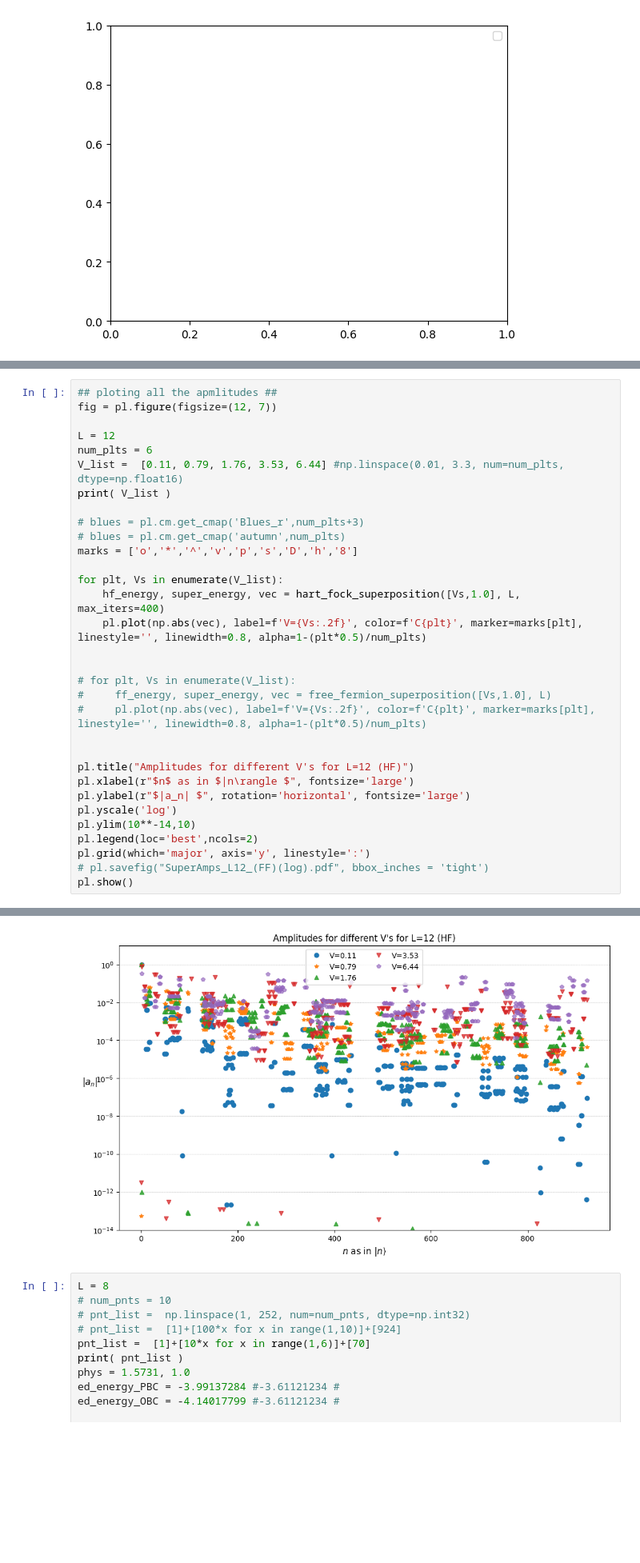
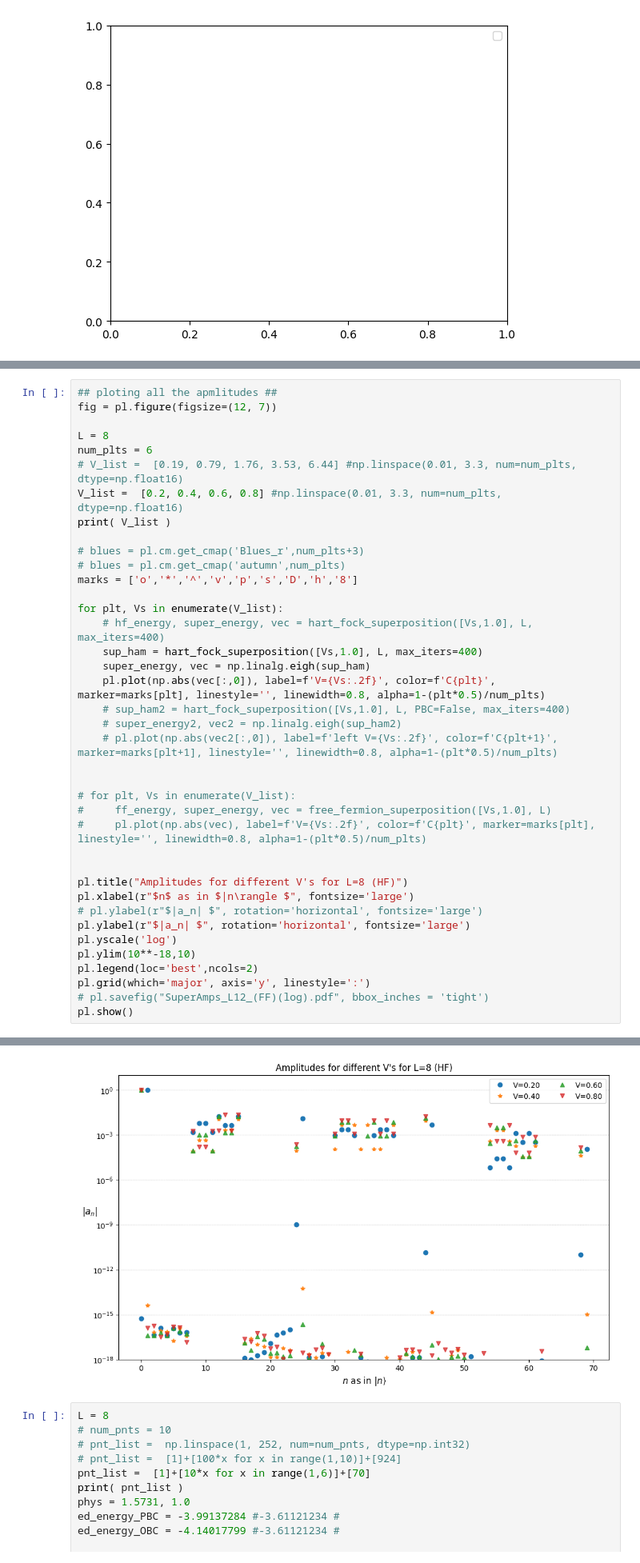
Before and after one commit to Arash-H-Jafarizadeh/Fermionic-State-Preparation, a Jupyter notebook: Fermionic_Hartree_Fock_Method(Adam).ipynb, the cells around one changed output, grey strips where cells are left out. Shown at 80% size. Cells and saved outputs as stored; diff of their text form; blank space fills up the shorter version.

```diff
--- a/Fermionic_Hartree_Fock_Method(Adam).ipynb
+++ b/Fermionic_Hartree_Fock_Method(Adam).ipynb
@@ -707,9 +726,10 @@ HF
 ## ploting all the apmlitudes ##
 fig = pl.figure(figsize=(12, 7))
 
-L = 12
+L = 8
 num_plts = 6
-V_list =  [0.11, 0.79, 1.76, 3.53, 6.44] #np.linspace(0.01, 3.3, num=num_plts, dtype=np.float16)
+# V_list =  [0.19, 0.79, 1.76, 3.53, 6.44] #np.linspace(0.01, 3.3, num=num_plts, dtype=np.float16)
+V_list =  [0.2, 0.4, 0.6, 0.8] #np.linspace(0.01, 3.3, num=num_plts, dtype=np.float16)
 print( V_list )
 
 # blues = pl.cm.get_cmap('Blues_r',num_plts+3)
@@ -717,8 +737,13 @@ print( V_list )
 marks = ['o','*','^','v','p','s','D','h','8']
 
 for plt, Vs in enumerate(V_list):
-    hf_energy, super_energy, vec = hart_fock_superposition([Vs,1.0], L, max_iters=400)
-    pl.plot(np.abs(vec), label=f'V={Vs:.2f}', color=f'C{plt}', marker=marks[plt], linestyle='', linewidth=0.8, alpha=1-(plt*0.5)/num_plts)
+    # hf_energy, super_energy, vec = hart_fock_superposition([Vs,1.0], L, max_iters=400)
+    sup_ham = hart_fock_superposition([Vs,1.0], L, max_iters=400)
+    super_energy, vec = np.linalg.eigh(sup_ham)
+    pl.plot(np.abs(vec[:,0]), label=f'V={Vs:.2f}', color=f'C{plt}', marker=marks[plt], linestyle='', linewidth=0.8, alpha=1-(plt*0.5)/num_plts)
+    # sup_ham2 = hart_fock_superposition([Vs,1.0], L, PBC=False, max_iters=400)
+    # super_energy2, vec2 = np.linalg.eigh(sup_ham2)
+    # pl.plot(np.abs(vec2[:,0]), label=f'left V={Vs:.2f}', color=f'C{plt+1}', marker=marks[plt+1], linestyle='', linewidth=0.8, alpha=1-(plt*0.5)/num_plts)
 
 
 # for plt, Vs in enumerate(V_list):
@@ -726,11 +751,12 @@ for plt, Vs in enumerate(V_list):
 #     pl.plot(np.abs(vec), label=f'V={Vs:.2f}', color=f'C{plt}', marker=marks[plt], linestyle='', linewidth=0.8, alpha=1-(plt*0.5)/num_plts)
 
 
-pl.title("Amplitudes for different V's for L=12 (HF)")
+pl.title("Amplitudes for different V's for L=8 (HF)")
 pl.xlabel(r"$n$ as in $|n\rangle $", fontsize='large')
+# pl.ylabel(r"$|a_n| $", rotation='horizontal', fontsize='large')
 pl.ylabel(r"$|a_n| $", rotation='horizontal', fontsize='large')
 pl.yscale('log')
-pl.ylim(10**-14,10)
+pl.ylim(10**-18,10)
 pl.legend(loc='best',ncols=2)
 pl.grid(which='major', axis='y', linestyle=':')
 # pl.savefig("SuperAmps_L12_(FF)(log).pdf", bbox_inches = 'tight')
@@ -745,4 +770,4 @@ HF
-[figure, old version]
+[figure, new version]
 # %%
 L = 8
 # num_pnts = 10
```
Also changed, not shown: parts of 4 cells of this notebook, 1 other file.
